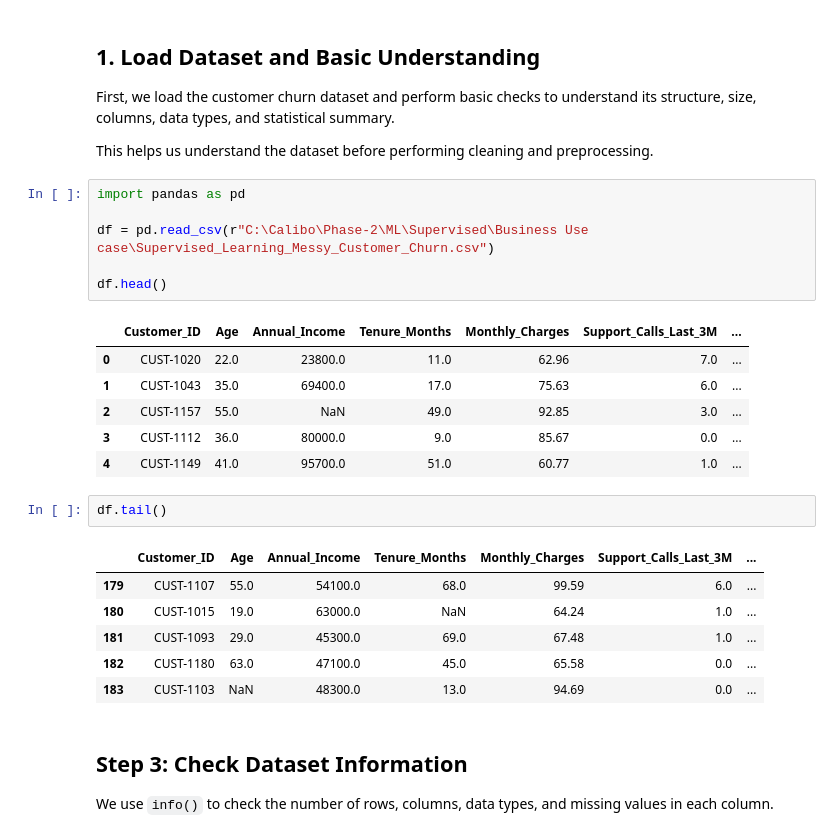
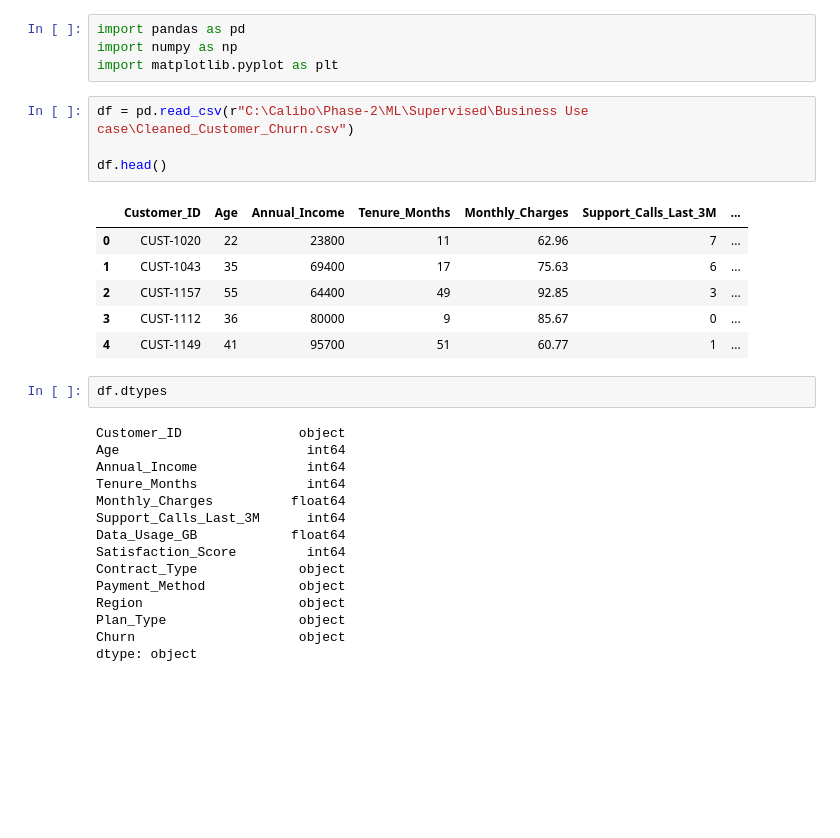
Before and after one commit to nani42346/Machine_Learning, a Jupyter notebook: customer_churn_unsupervised.ipynb, the cells around one changed output. Drawn from its saved outputs; the diff is of its cells as text; blank space fills up the shorter version.

```diff
--- a/customer_churn_unsupervised.ipynb
+++ b/customer_churn_unsupervised.ipynb
@@ -1,36 +1,32 @@
-# %% [markdown]
-## 1. Load Dataset and Basic Understanding
-
-First, we load the customer churn dataset and perform basic checks
-to understand its structure, size, columns, data types, and
-statistical summary.
-
-This helps us understand the dataset before performing cleaning
-and preprocessing.
+# %%
+import pandas as pd
+import numpy as np
+import matplotlib.pyplot as plt
 # %%
-import pandas as pd
-
-df = pd.read_csv(r"C:\Calibo\Phase-2\ML\Supervised\Business Use case\Supervised_Learning_Messy_Customer_Churn.csv")
+df = pd.read_csv(r"C:\Calibo\Phase-2\ML\Supervised\Business Use case\Cleaned_Customer_Churn.csv")
 
 df.head()
 # %% [output]
 |  | Customer_ID | Age | Annual_Income | Tenure_Months | Monthly_Charges | Support_Calls_Last_3M | ... |
-| 0 | CUST-1020 | 22.0 | 23800.0 | 11.0 | 62.96 | 7.0 | ... |
-| 1 | CUST-1043 | 35.0 | 69400.0 | 17.0 | 75.63 | 6.0 | ... |
-| 2 | CUST-1157 | 55.0 | NaN | 49.0 | 92.85 | 3.0 | ... |
-| 3 | CUST-1112 | 36.0 | 80000.0 | 9.0 | 85.67 | 0.0 | ... |
-| 4 | CUST-1149 | 41.0 | 95700.0 | 51.0 | 60.77 | 1.0 | ... |
+| 0 | CUST-1020 | 22 | 23800 | 11 | 62.96 | 7 | ... |
+| 1 | CUST-1043 | 35 | 69400 | 17 | 75.63 | 6 | ... |
+| 2 | CUST-1157 | 55 | 64400 | 49 | 92.85 | 3 | ... |
+| 3 | CUST-1112 | 36 | 80000 | 9 | 85.67 | 0 | ... |
+| 4 | CUST-1149 | 41 | 95700 | 51 | 60.77 | 1 | ... |
 # %%
-df.tail()
+df.dtypes
 # %% [output]
-|  | Customer_ID | Age | Annual_Income | Tenure_Months | Monthly_Charges | Support_Calls_Last_3M | ... |
-| 179 | CUST-1107 | 55.0 | 54100.0 | 68.0 | 99.59 | 6.0 | ... |
-| 180 | CUST-1015 | 19.0 | 63000.0 | NaN | 64.24 | 1.0 | ... |
-| 181 | CUST-1093 | 29.0 | 45300.0 | 69.0 | 67.48 | 1.0 | ... |
-| 182 | CUST-1180 | 63.0 | 47100.0 | 45.0 | 65.58 | 0.0 | ... |
-| 183 | CUST-1103 | NaN | 48300.0 | 13.0 | 94.69 | 0.0 | ... |
+Customer_ID               object
+Age                        int64
+Annual_Income              int64
+Tenure_Months              int64
+Monthly_Charges          float64
+Support_Calls_Last_3M      int64
+Data_Usage_GB            float64
+Satisfaction_Score         int64
+Contract_Type             object
+Payment_Method            object
+Region                    object
+Plan_Type                 object
+Churn                     object
+dtype: object
-# %% [markdown]
-## Step 3: Check Dataset Information
-
-We use `info()` to check the number of rows, columns, data types,
-and missing values in each column.
```
Also changed, not shown: parts of 153 cells of this notebook.
